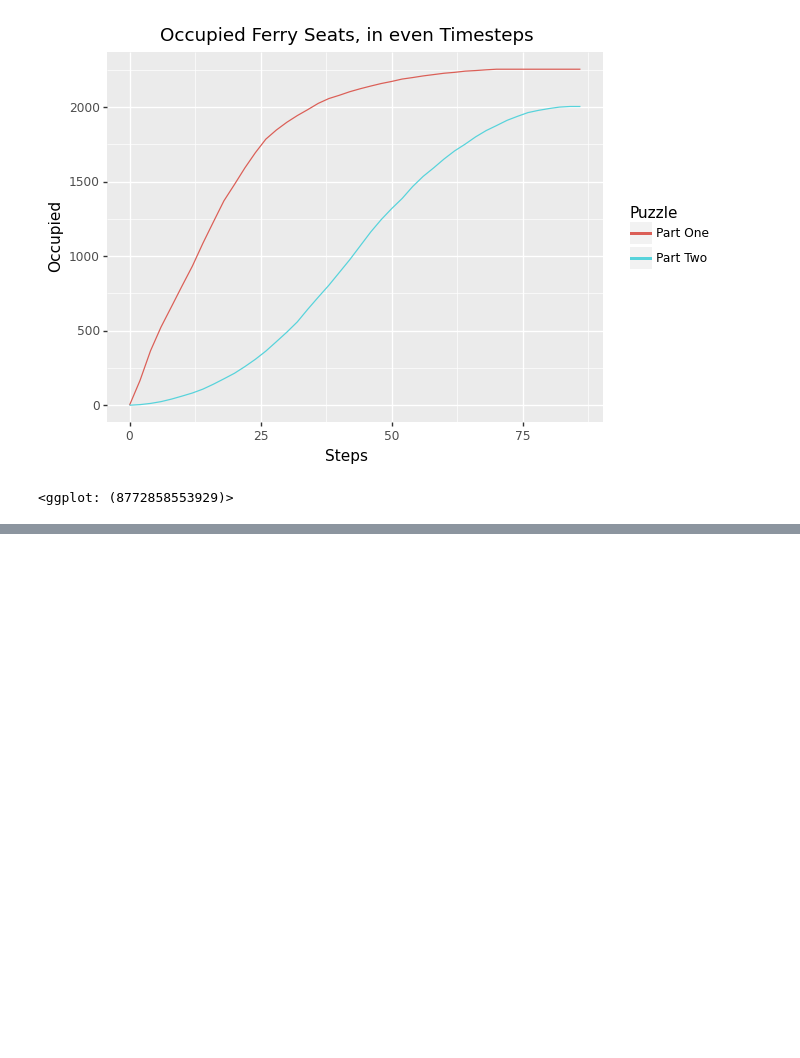
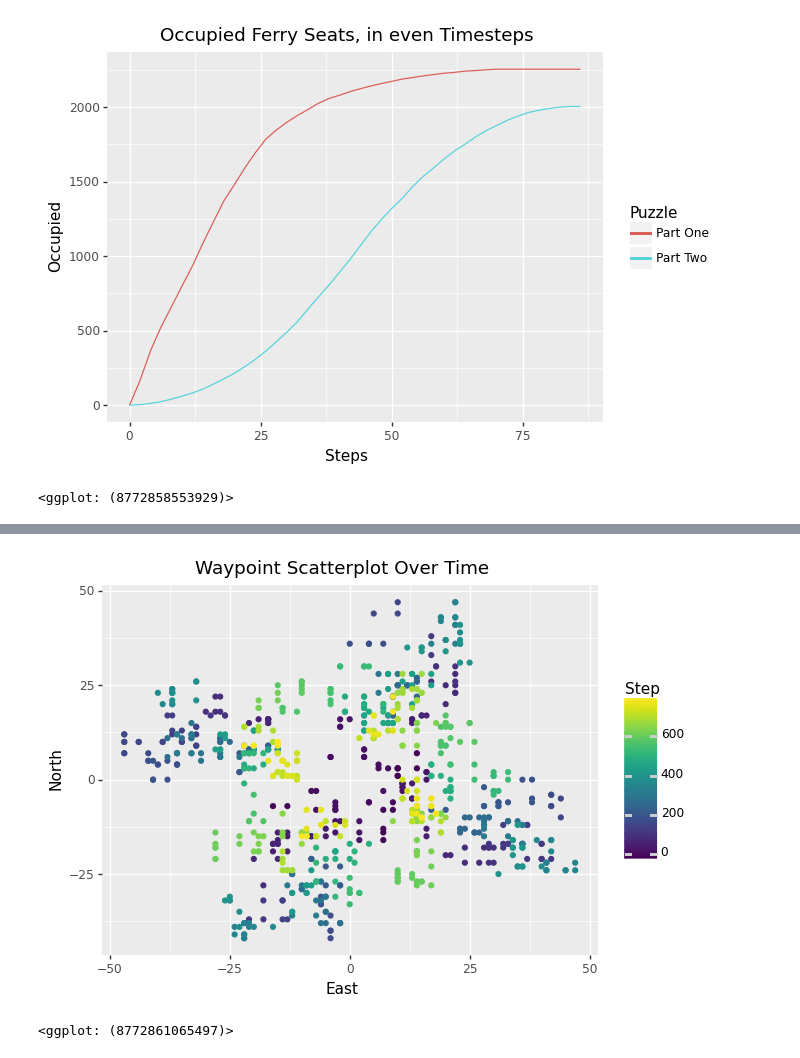
Before and after one commit to mgoadric/AdventOfCode, a Jupyter notebook: 2020/Advent of Code 2020 Solutions.ipynb, the cells around one changed output, grey strips where cells are left out. Cells and saved outputs as stored; diff of their text form; code cells hidden in the pictures; blank space fills up the shorter version.

```diff
--- a/2020/Advent of Code 2020 Solutions.ipynb
+++ b/2020/Advent of Code 2020 Solutions.ipynb
@@ -1194,0 +1321,8 @@ ggplot(resultsmelt, aes(x="Steps", y="Occupied", color="Puzzle")) \
+# %%
+df = pd.DataFrame({"East":wxs, "North":wys, "Step":range(len(wxs))})
+ggplot(df, aes(x="East", y="North")) \
++ geom_point(aes(color="Step")) \
++ labs(title="Waypoint Scatterplot Over Time")
+# %% [output]
+[figure, added]
+<ggplot: (8772861065497)>
```
Also changed, not shown: parts of 18 cells of this notebook, 2 other files.
